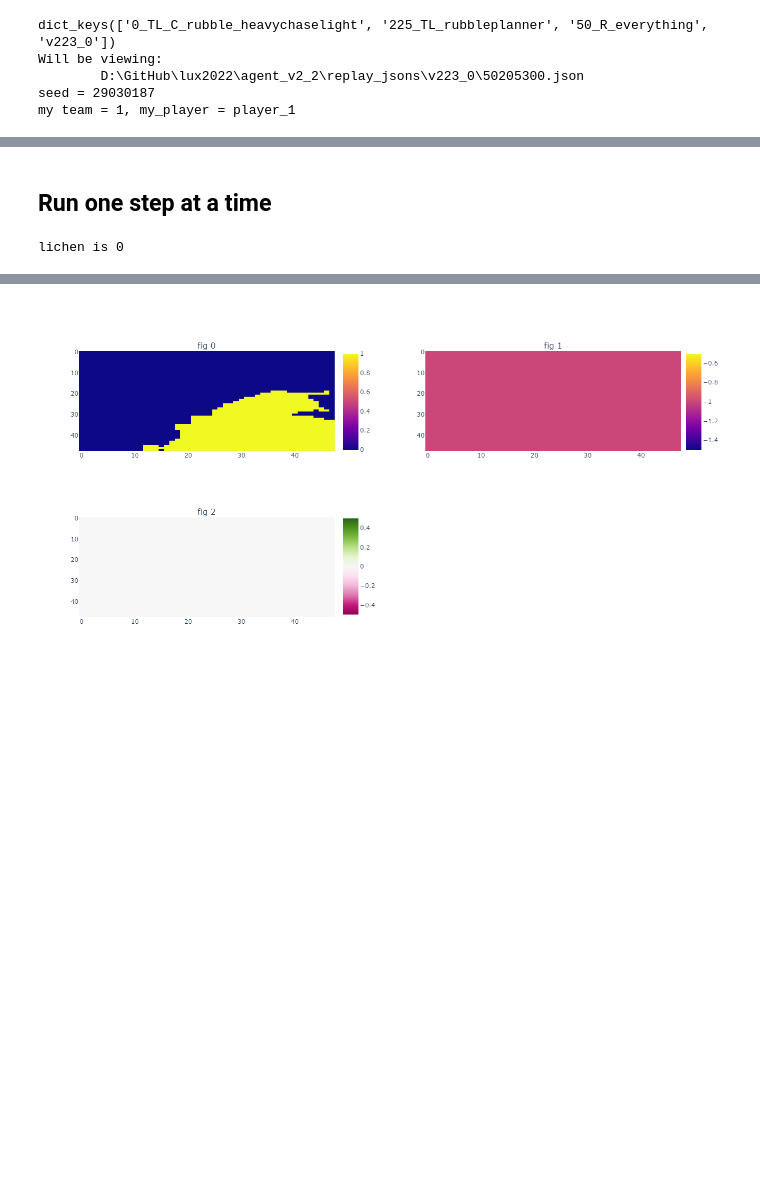
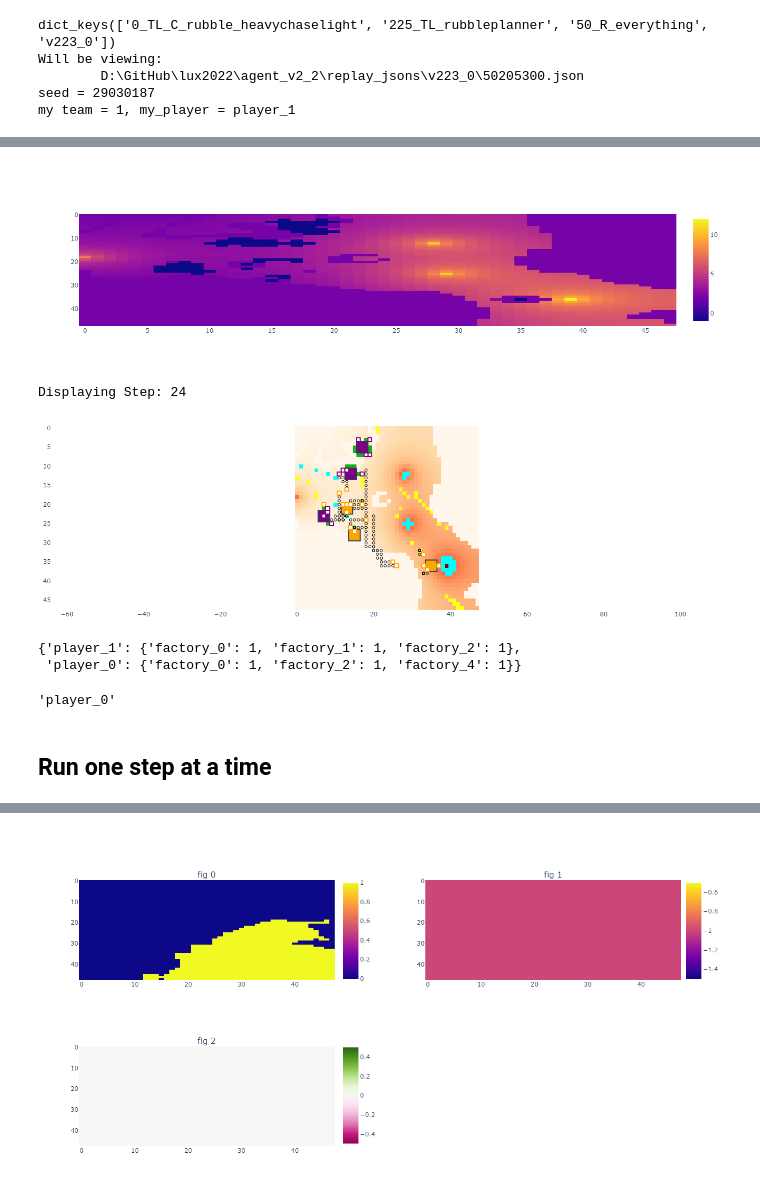
Before and after one commit to TimChild/lux2022, a Jupyter notebook: agent_v2_2/replay_viewer.ipynb, the cells around one changed output, grey strips where cells are left out. Saved outputs shown, nothing was run; the diff lists cells and outputs as text; code cells hidden in the pictures; blank space fills up the shorter version.

```diff
--- a/agent_v2_2/replay_viewer.ipynb
+++ b/agent_v2_2/replay_viewer.ipynb
@@ -112,7 +110,23 @@ myenv.show()
+# %%
+update_logging_level(logging.DEBUG)
+# myenv.run_to_step(8)
+# myenv.undo()
+# myenv.step()
+myenv.step()
+myenv.show()
+# %% [output]
+[figure, added]
+Displaying Step: 24
+[figure, added]
+# %%
+myenv.get_actions()
+# %% [output]
+{'player_1': {'factory_0': 1, 'factory_1': 1, 'factory_2': 1},
+ 'player_0': {'factory_0': 1, 'factory_2': 1, 'factory_4': 1}}
+# %%
+myenv.env.state.units['player_0'].keys()
+myenv.other_player
+# %% [output]
+'player_0'
 # %% [markdown]
 ## Run one step at a time
-# %%
-agent = myenv.agent
-agent.master.maps.test()
-# %% [output]
-lichen is 0
```
Also changed, not shown: parts of 8 cells of this notebook, 2 other files.
